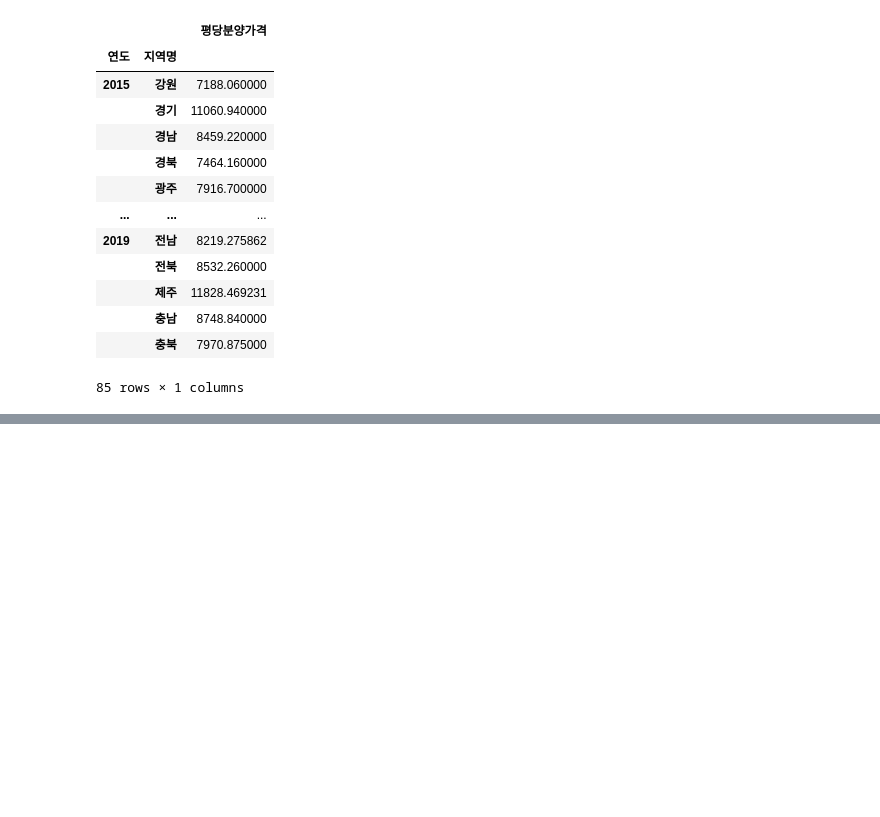
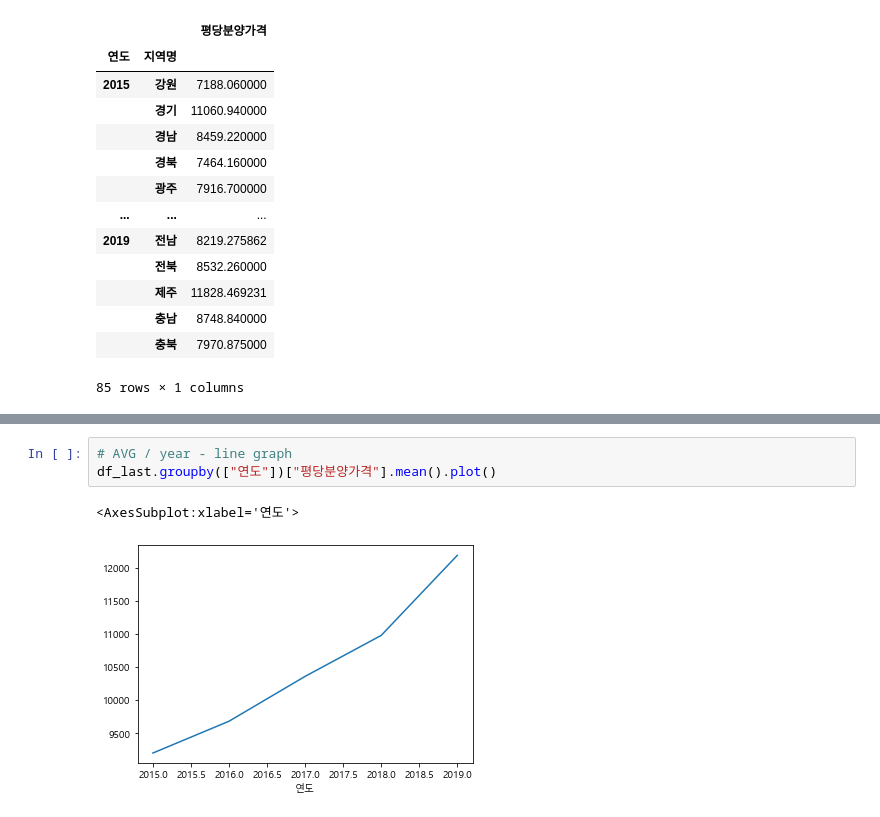
Before and after one commit to taeheelee90/seoulAPTprice, a Jupyter notebook: Real Estate Price - Sales Price (Seoul APT).ipynb, the cells around one changed output, grey strips where cells are left out. Saved outputs shown, nothing was run; the diff lists cells and outputs as text; blank space fills up the shorter version.

```diff
--- a/Real Estate Price - Sales Price (Seoul APT).ipynb
+++ b/Real Estate Price - Sales Price (Seoul APT).ipynb
@@ -471,0 +503,6 @@ Groupbyand Pivot Table make same result
+# %%
+# AVG / year - line graph
+df_last.groupby(["연도"])["평당분양가격"].mean().plot()
+# %% [output]
+<AxesSubplot:xlabel='연도'>
+[figure, added]
```
Also changed, not shown: parts of 10 cells of this notebook.
